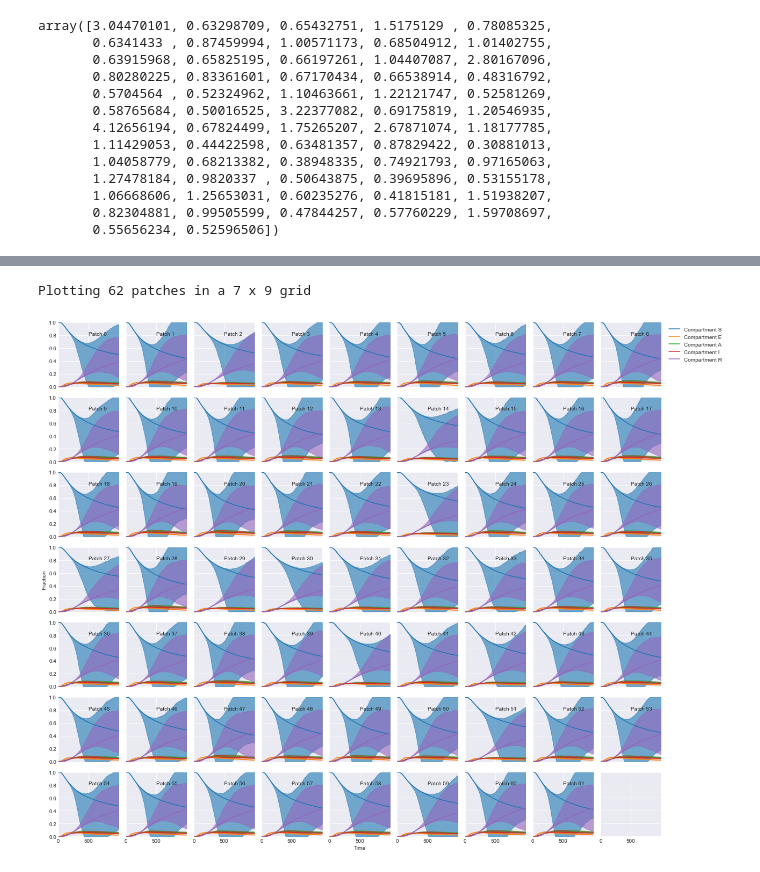
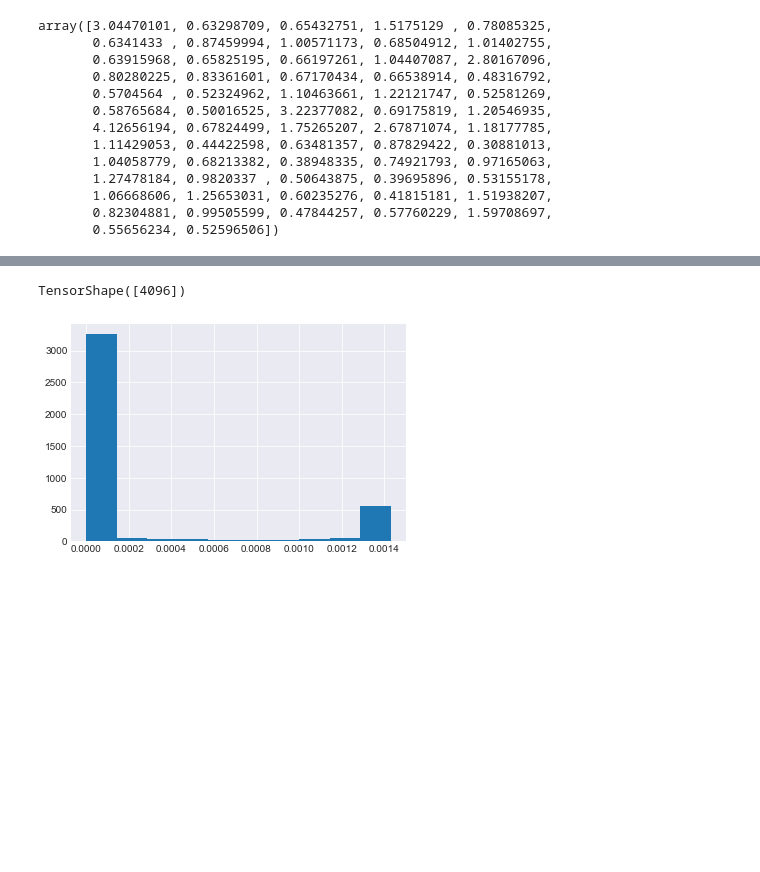
Before and after one commit to ur-whitelab/py0, a Jupyter notebook: examples/Metapop.ipynb, the cells around one changed output, grey strips where cells are left out. Drawn from its saved outputs; the diff is of its cells as text; code cells hidden in the pictures; blank space fills up the shorter version.

```diff
--- a/examples/Metapop.ipynb
+++ b/examples/Metapop.ipynb
@@ -159,7 +184,11 @@ plt.show()
+# %%
+weights = model.traj_weights
+plt.hist(weights)
+weights.shape
+# %% [output]
+TensorShape([4096])
+[figure, added]
 # %%
-patch_quantile(trajs, figsize=(18, 14), alpha=0.6, names=['S', 'E', 'A', 'I', 'R'])
-plt.show()
+#patch_quantile(trajs, figsize=(18, 14), alpha=0.6, names=['S', 'E', 'A', 'I', 'R'])
+#plt.show()
-# %% [output]
-Plotting 62 patches in a 7 x 9 grid
-[figure, removed]
 # %%
```
Also changed, not shown: parts of 20 cells of this notebook, 1 other file.
